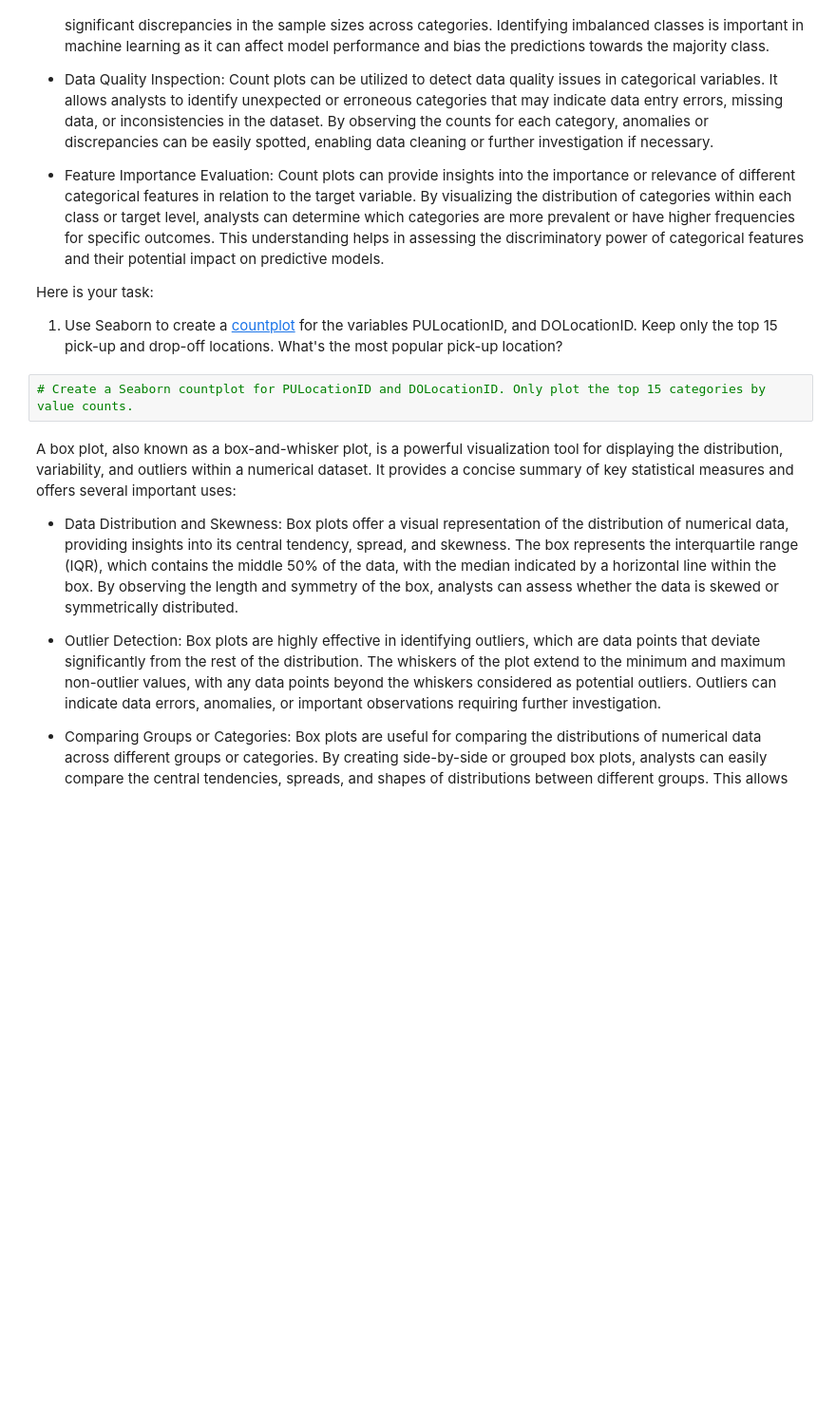
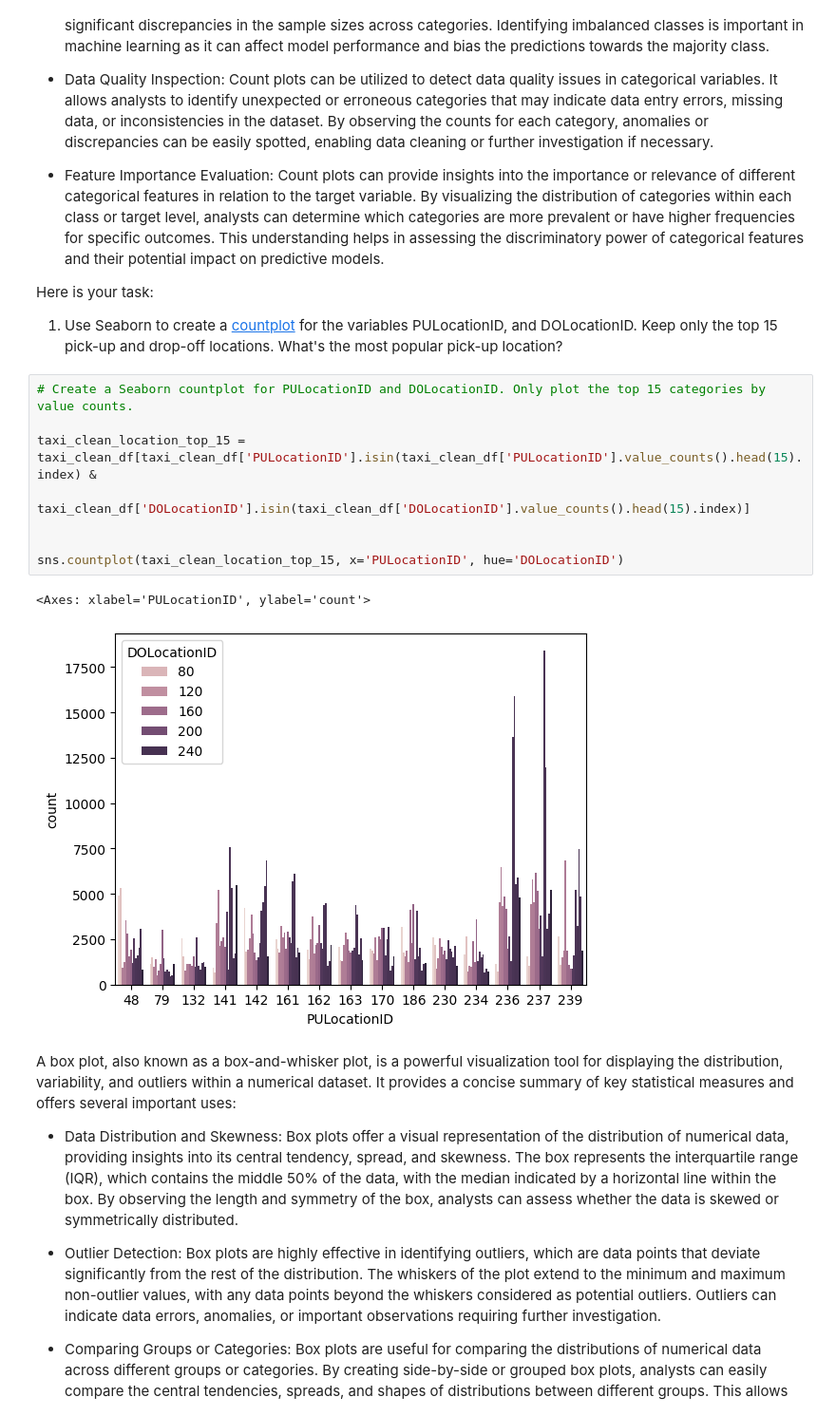
Before and after one commit to sranga/CleaningData, a Jupyter notebook: Student_MLE_MiniProject_EDA.ipynb, the cells around one changed output. Shown at 95% size. Cells and saved outputs as stored; diff of their text form; blank space fills up the shorter version.

```diff
--- a/Student_MLE_MiniProject_EDA.ipynb
+++ b/Student_MLE_MiniProject_EDA.ipynb
@@ -254,6 +247,15 @@ Here is your task:
   1. Use Seaborn to create a [countplot](https://seaborn.pydata.org/generated/seaborn.countplot.html) for the variables PULocationID, and DOLocationID. Keep only the top 15 pick-up and drop-off locations. What's the most popular pick-up location?
 # %%
 # Create a Seaborn countplot for PULocationID and DOLocationID. Only plot the top 15 categories by value counts.
+
+taxi_clean_location_top_15 = taxi_clean_df[taxi_clean_df['PULocationID'].isin(taxi_clean_df['PULocationID'].value_counts().head(15).index) &
+              taxi_clean_df['DOLocationID'].isin(taxi_clean_df['DOLocationID'].value_counts().head(15).index)]
+
+
+sns.countplot(taxi_clean_location_top_15, x='PULocationID', hue='DOLocationID')
+# %% [output]
+<Axes: xlabel='PULocationID', ylabel='count'>
+[figure, added]
 # %% [markdown]
 A box plot, also known as a box-and-whisker plot, is a powerful visualization tool for displaying the distribution, variability, and outliers within a numerical dataset. It provides a concise summary of key statistical measures and offers several important uses:
 
```
Also changed, not shown: parts of 7 cells of this notebook.
